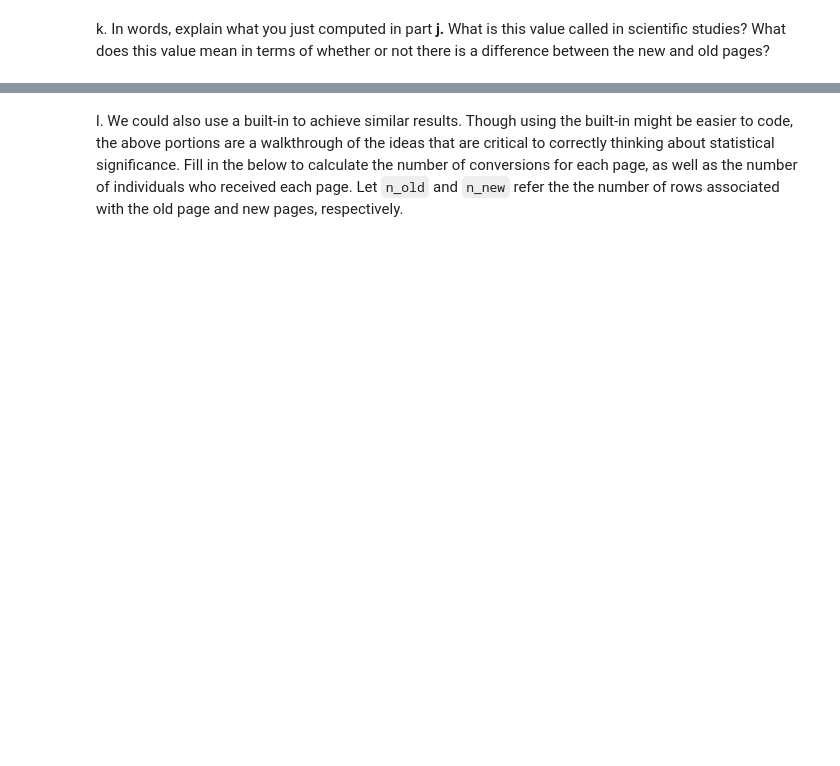
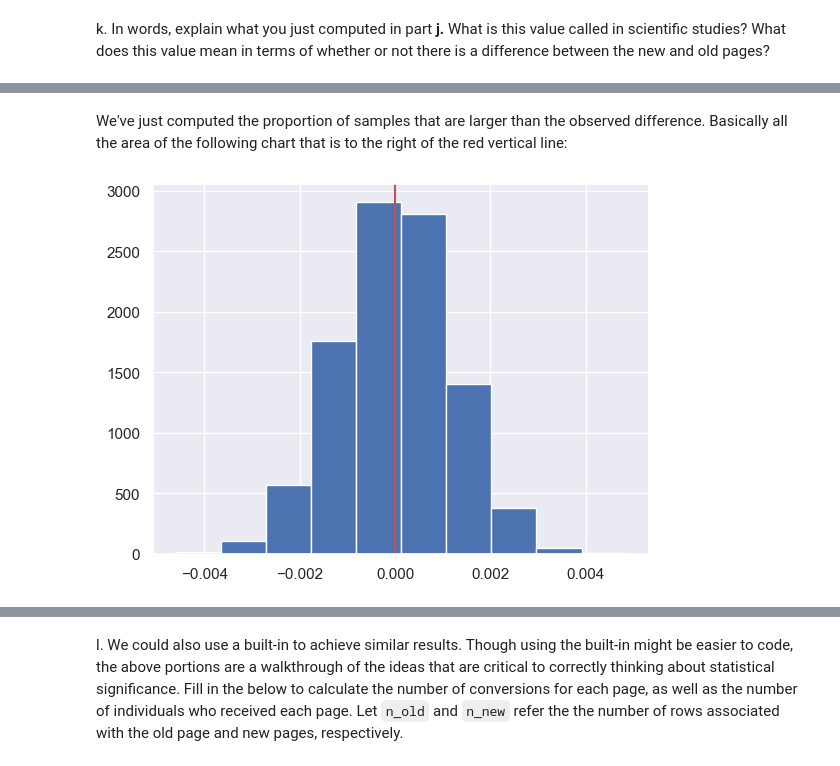
Before and after one commit to abarto/udacity-nd002-analyze-a-b-test-results, a Jupyter notebook: Analyze_ab_test_results_notebook.ipynb, the cells around one changed output, grey strips where cells are left out. Drawn from its saved outputs; the diff is of its cells as text; code cells hidden in the pictures; blank space fills up the shorter version.

```diff
--- a/Analyze_ab_test_results_notebook.ipynb
+++ b/Analyze_ab_test_results_notebook.ipynb
@@ -242,0 +297,7 @@ k. In words, explain what you just computed in part **j.**  What is this value c
+# %% [markdown]
+We've just computed the proportion of samples that are larger than the observed difference. Basically all the area of the following chart that is to the right of the red vertical line:
+# %%
+plt.hist(p_diffs)
+plt.axvline(p_new - p_old, color="r");
+# %% [output]
+[figure, added]
```
Also changed, not shown: parts of 23 cells of this notebook.
